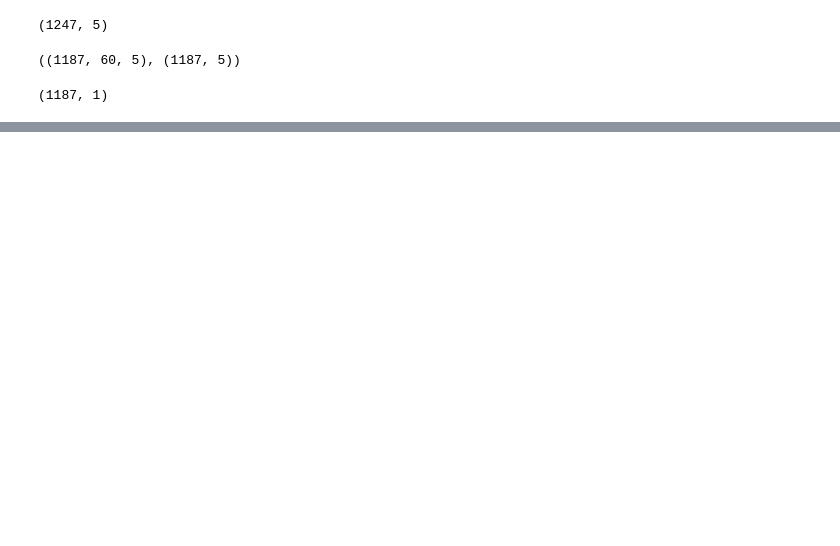
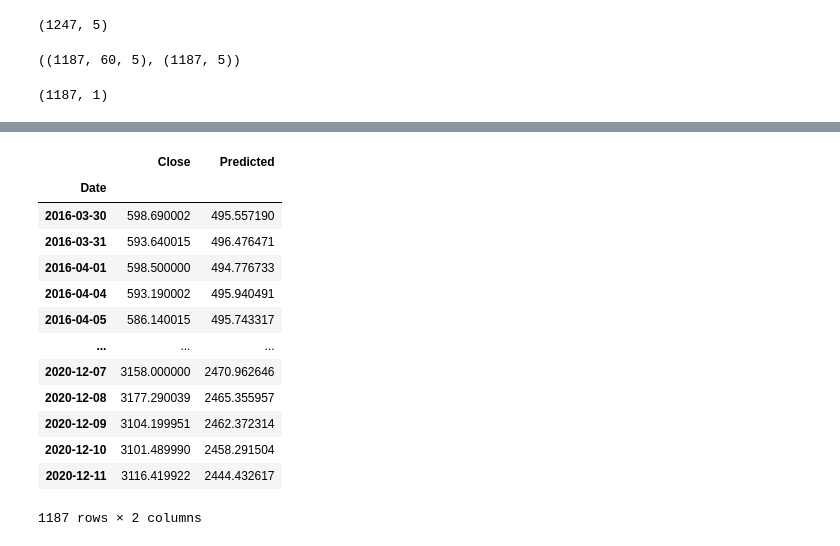
Before and after one commit to Wal1d/Stock-Market-RNN, a Jupyter notebook: stock market.ipynb, the cells around one changed output, grey strips where cells are left out. Drawn from its saved outputs; the diff is of its cells as text; code cells hidden in the pictures; blank space fills up the shorter version.

```diff
--- a/stock market.ipynb
+++ b/stock market.ipynb
@@ -507,0 +530,20 @@ ValueError: cannot reshape array of size 1187 into shape (1187,5)
+# %%
+train = data[:training_data_len]
+multiValid = data[training_data_len:]
+multiValid['Predicted'] = predictions
+multiValid
+# %% [output]
+|  | Close | Predicted |
+| Date |  |  |
+| 2016-03-30 | 598.690002 | 495.557190 |
+| 2016-03-31 | 593.640015 | 496.476471 |
+| 2016-04-01 | 598.500000 | 494.776733 |
+| 2016-04-04 | 593.190002 | 495.940491 |
+| 2016-04-05 | 586.140015 | 495.743317 |
+| ... | ... | ... |
+| 2020-12-07 | 3158.000000 | 2470.962646 |
+| 2020-12-08 | 3177.290039 | 2465.355957 |
+| 2020-12-09 | 3104.199951 | 2462.372314 |
+| 2020-12-10 | 3101.489990 | 2458.291504 |
+| 2020-12-11 | 3116.419922 | 2444.432617 |
+1187 rows × 2 columns
```
Also changed, not shown: parts of 8 cells of this notebook.
